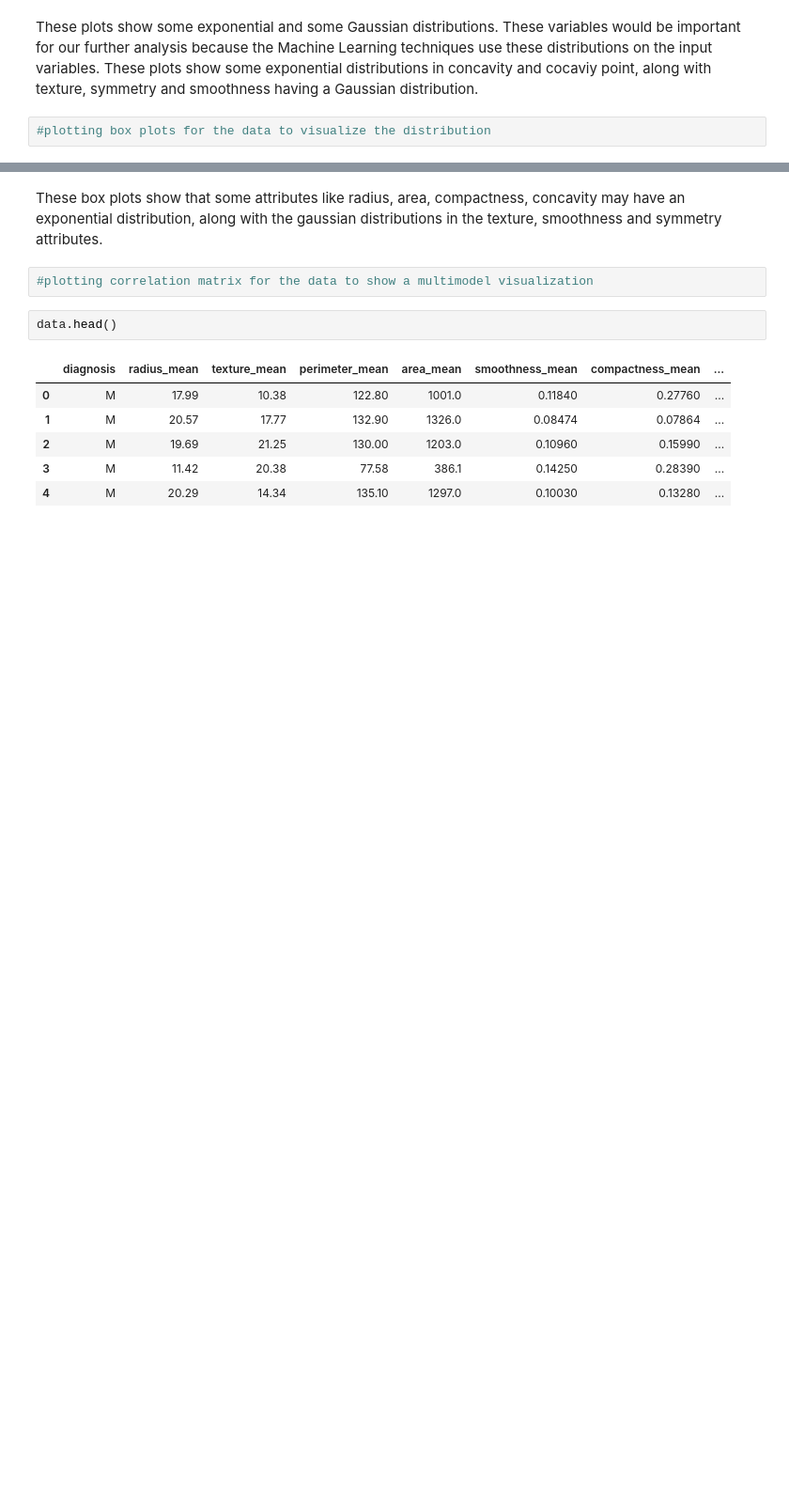
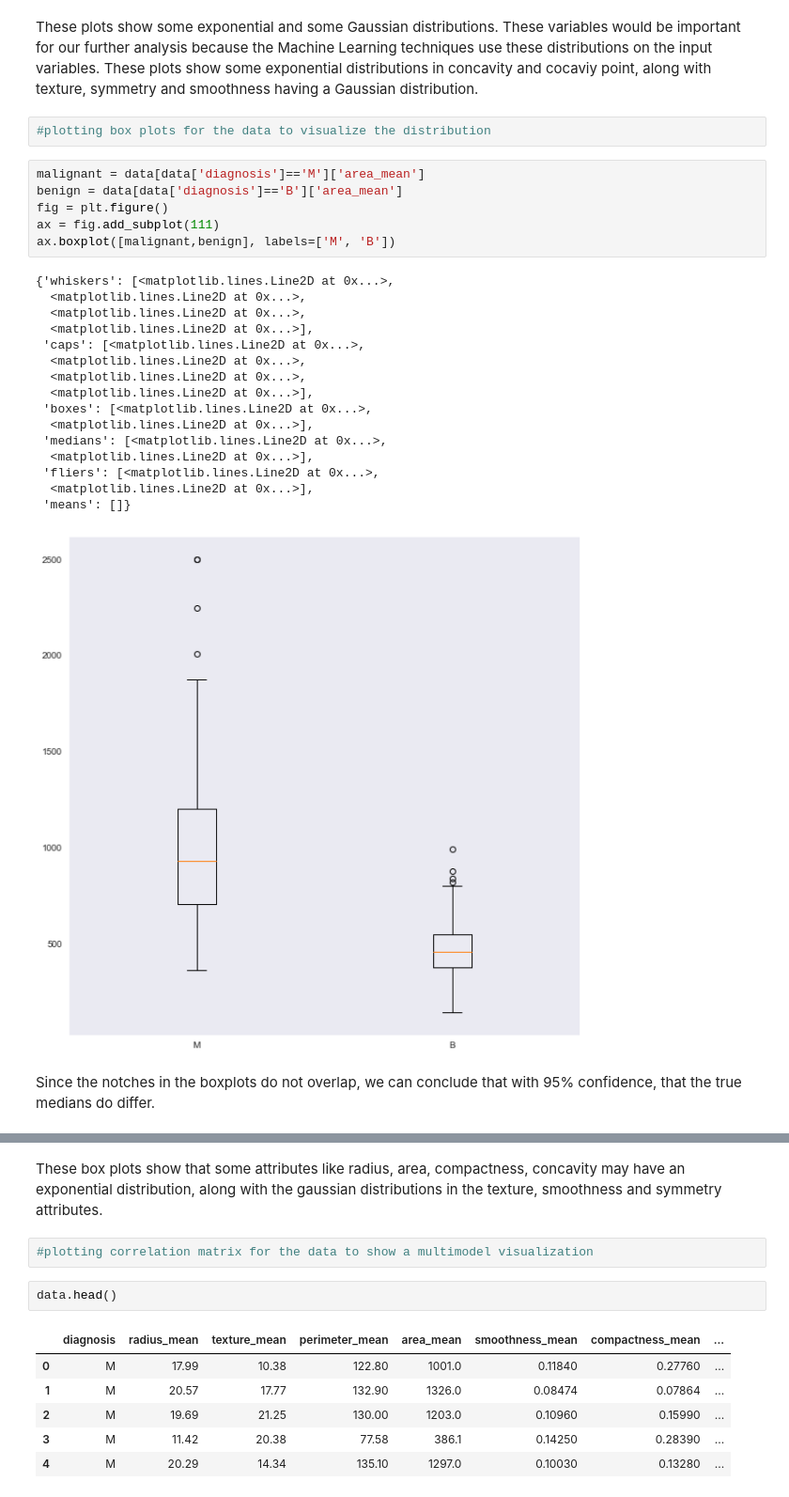
Before and after one commit to shubhramahey/Breast-Cancer-Analysis, a Jupyter notebook: Breast Cancer Analysis.ipynb, the cells around one changed output, grey strips where cells are left out. Shown at 94% size. Drawn from its saved outputs; the diff is of its cells as text; blank space fills up the shorter version.

```diff
--- a/Breast Cancer Analysis.ipynb
+++ b/Breast Cancer Analysis.ipynb
@@ -211,6 +211,31 @@ Index(['perimeter_worst', 'area_worst', 'smoothness_worst',
 These plots show some exponential and some Gaussian distributions. These variables would be important for our further analysis because the Machine Learning techniques use these distributions on the input variables. These plots show some exponential distributions in concavity and cocaviy point, along with texture, symmetry and smoothness having a Gaussian distribution.
 # %%
 #plotting box plots for the data to visualize the distribution
+# %%
+malignant = data[data['diagnosis']=='M']['area_mean']
+benign = data[data['diagnosis']=='B']['area_mean']
+fig = plt.figure()
+ax = fig.add_subplot(111)
+ax.boxplot([malignant,benign], labels=['M', 'B'])
+# %% [output]
+{'whiskers': [<matplotlib.lines.Line2D at 0x...>,
+  <matplotlib.lines.Line2D at 0x...>,
+  <matplotlib.lines.Line2D at 0x...>,
+  <matplotlib.lines.Line2D at 0x...>],
+ 'caps': [<matplotlib.lines.Line2D at 0x...>,
+  <matplotlib.lines.Line2D at 0x...>,
+  <matplotlib.lines.Line2D at 0x...>,
+  <matplotlib.lines.Line2D at 0x...>],
+ 'boxes': [<matplotlib.lines.Line2D at 0x...>,
+  <matplotlib.lines.Line2D at 0x...>],
+ 'medians': [<matplotlib.lines.Line2D at 0x...>,
+  <matplotlib.lines.Line2D at 0x...>],
+ 'fliers': [<matplotlib.lines.Line2D at 0x...>,
+  <matplotlib.lines.Line2D at 0x...>],
+ 'means': []}
+[figure, added]
+# %% [markdown]
+Since the notches in the boxplots do not overlap, we can conclude that with 95% confidence, that the true medians do differ.
 # %%
 #box plot for "_mean" suffix variables in data
 box_plot = data_mean.plot(kind = 'box', subplots = True, layout = (4,4), sharex = False, sharey = False, fontsize = 12)
```
Also changed, not shown: parts of 31 cells of this notebook.
